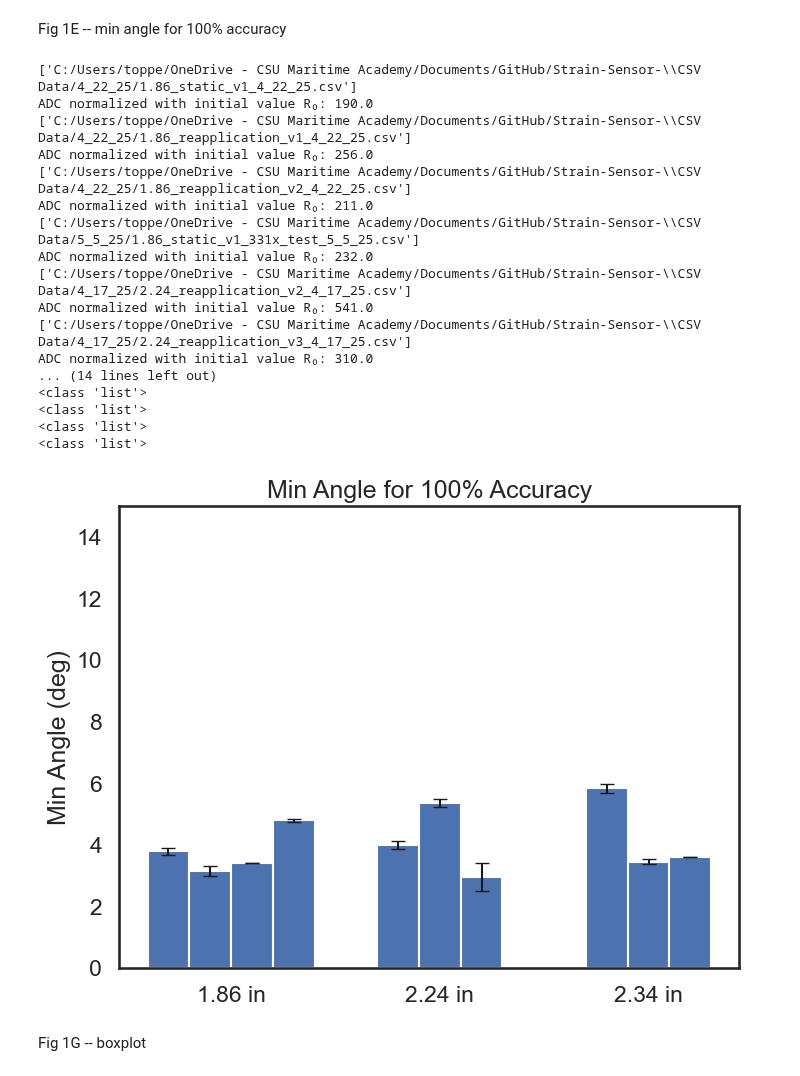
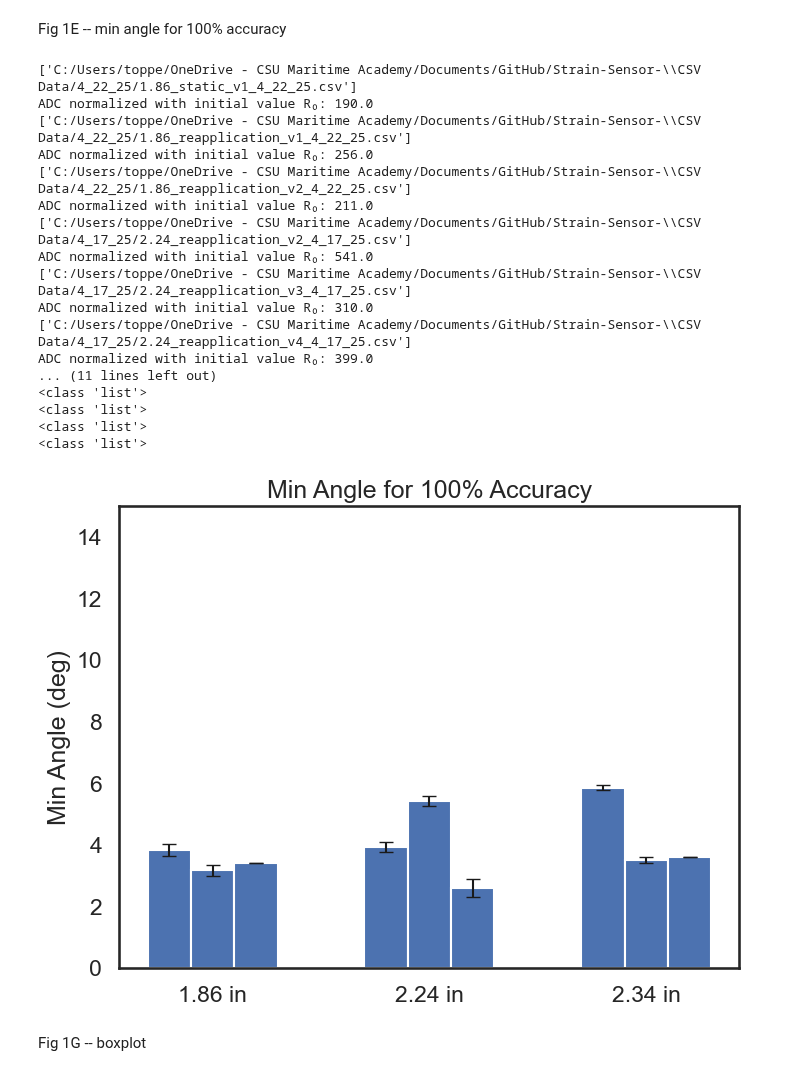
Before and after one commit to neuralengatberkeley/Strain-Sensor-, a Jupyter notebook: Code/analysis/reapplication_analysis_TO_4_22_25.ipynb, the cells around one changed output. Saved outputs shown, nothing was run; the diff lists cells and outputs as text; code cells hidden in the pictures.

```diff
--- a/Code/analysis/reapplication_analysis_TO_4_22_25.ipynb
+++ b/Code/analysis/reapplication_analysis_TO_4_22_25.ipynb
@@ -23,7 +23,7 @@ degree = 2
 DS1_datafiles = os.path.join(path_to_repository , "CSV Data/4_22_25/1.86_static_v1_4_22_25.csv")
 DS2_datafiles = os.path.join(path_to_repository , "CSV Data/4_22_25/1.86_reapplication_v1_4_22_25.csv")
 DS3_datafiles = os.path.join(path_to_repository , "CSV Data/4_22_25/1.86_reapplication_v2_4_22_25.csv")
-DS_test = os.path.join(path_to_repository , "CSV Data/5_5_25/1.86_static_v1_331x_test_5_5_25.csv")
+#DS_test = os.path.join(path_to_repository , "CSV Data/5_5_25/1.86_static_v1_331x_test_5_5_25.csv")
 
 #2.24 reapply sample
 
@@ -41,7 +41,7 @@ DS9_datafiles = os.path.join(path_to_repository , "CSV Data/4_18_25/2.34_reappli
 
 
 # Added these files to PK_data_accuracy_check tab in data_25_01_14.xlsx file
-DS_all = [[DS1_datafiles, DS2_datafiles, DS3_datafiles, DS_test],
+DS_all = [[DS1_datafiles, DS2_datafiles, DS3_datafiles],
           [DS4_datafiles, DS5_datafiles, DS6_datafiles],
           [DS7_datafiles, DS8_datafiles, DS9_datafiles]
          ]
@@ -53,37 +53,37 @@ ma_100_list = []
 # For each dataset -- show training and testing on individual datasets
 for i_g, group in enumerate(DS_all):
 
     ma_100_list_group = [];
     for i_d, datafiles in enumerate(group):
         g = bender_class()
         g.load_data(datafiles)
         g.normalize_adc_over_R0()
         g.train_model_test_accuracy(degree=degree)
         min_angle_100, all_min_angle_100 = g.get_min_accuracy_100()
         ma_100_list_group.append(all_min_angle_100)
     ma_100_list.append(ma_100_list_group)
 
 g.plot_bar_chart(ma_100_list, bar_labels, title="Min Angle for 100% Accuracy", ylabel="Min Angle (deg)", colors=bar_colors,
                 ylim=(0, 15))
 # %% [output]
 ['C:/Users/toppe/OneDrive - CSU Maritime Academy/Documents/GitHub/Strain-Sensor-\\CSV Data/4_22_25/1.86_static_v1_4_22_25.csv']
 ADC normalized with initial value R₀: 190.0
 ['C:/Users/toppe/OneDrive - CSU Maritime Academy/Documents/GitHub/Strain-Sensor-\\CSV Data/4_22_25/1.86_reapplication_v1_4_22_25.csv']
 ADC normalized with initial value R₀: 256.0
 ['C:/Users/toppe/OneDrive - CSU Maritime Academy/Documents/GitHub/Strain-Sensor-\\CSV Data/4_22_25/1.86_reapplication_v2_4_22_25.csv']
 ADC normalized with initial value R₀: 211.0
-['C:/Users/toppe/OneDrive - CSU Maritime Academy/Documents/GitHub/Strain-Sensor-\\CSV Data/5_5_25/1.86_static_v1_331x_test_5_5_25.csv']
-ADC normalized with initial value R₀: 232.0
 ['C:/Users/toppe/OneDrive - CSU Maritime Academy/Documents/GitHub/Strain-Sensor-\\CSV Data/4_17_25/2.24_reapplication_v2_4_17_25.csv']
 ADC normalized with initial value R₀: 541.0
 ['C:/Users/toppe/OneDrive - CSU Maritime Academy/Documents/GitHub/Strain-Sensor-\\CSV Data/4_17_25/2.24_reapplication_v3_4_17_25.csv']
 ADC normalized with initial value R₀: 310.0
-... (14 lines left out)
+['C:/Users/toppe/OneDrive - CSU Maritime Academy/Documents/GitHub/Strain-Sensor-\\CSV Data/4_17_25/2.24_reapplication_v4_4_17_25.csv']
+ADC normalized with initial value R₀: 399.0
+... (11 lines left out)
 <class 'list'>
 <class 'list'>
 <class 'list'>
 <class 'list'>
-[figure, old version]
+[figure, new version]
 # %% [markdown]
 Fig 1G -- boxplot
 # %%
```
Also changed, not shown: parts of 5 cells of this notebook, 5 other files.
